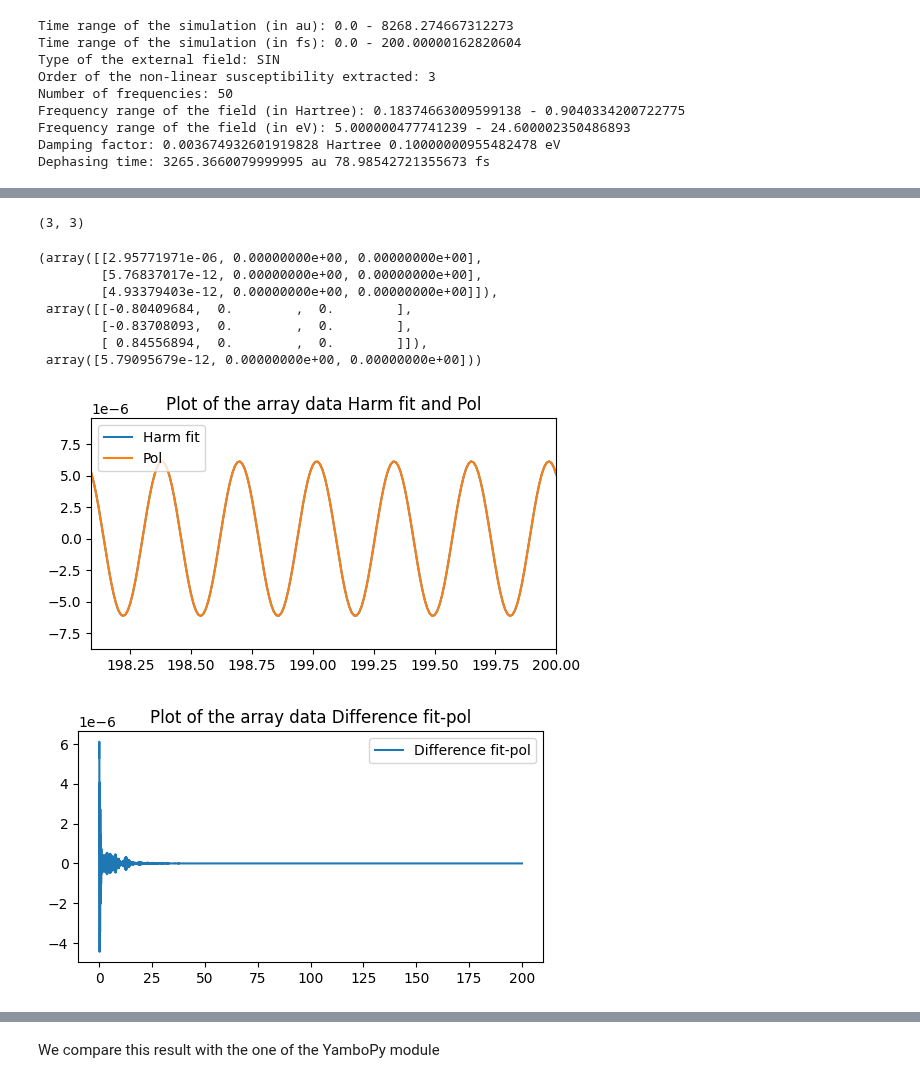
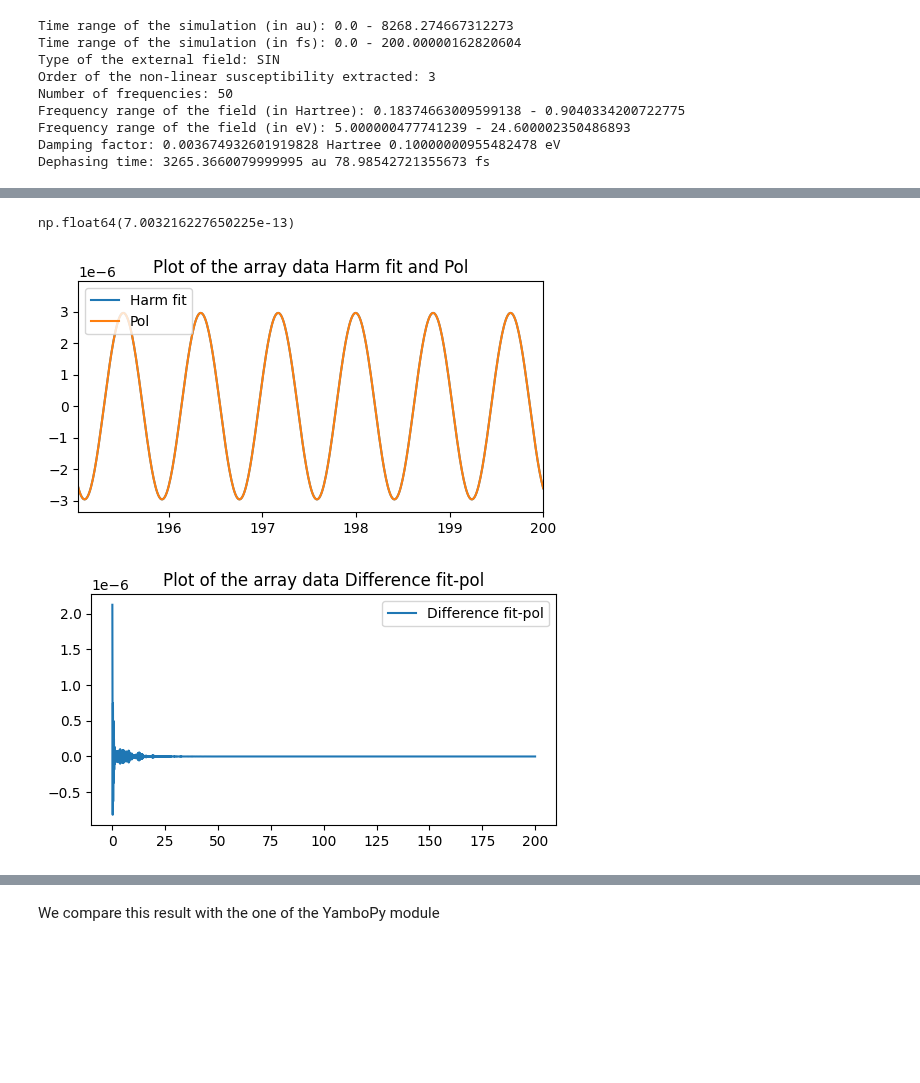
Before and after one commit to marcodalessandro76/MPPI, a Jupyter notebook: sphinx_source/tutorials/Analysis_Optics.ipynb, the cells around one changed output, grey strips where cells are left out. Cells and saved outputs as stored; diff of their text form; code cells hidden in the pictures; blank space fills up the shorter version.

```diff
--- a/sphinx_source/tutorials/Analysis_Optics.ipynb
+++ b/sphinx_source/tutorials/Analysis_Optics.ipynb
@@ -142,21 +85,10 @@ U.Plot_Array(nl.time,nl.pol[0,0,:],xlim=(100,500),figsize=(8,3))
-# %%
-A,phi,B0,res = nl.perform_harmonic_analysis(0)
-A.shape
-# %% [output]
-(3, 3)
-# %%
-A,phi,B0
-# %% [output]
-(array([[2.95771971e-06, 0.00000000e+00, 0.00000000e+00],
-        [5.76837017e-12, 0.00000000e+00, 0.00000000e+00],
-        [4.93379403e-12, 0.00000000e+00, 0.00000000e+00]]),
- array([[-0.80409684,  0.        ,  0.        ],
-        [-0.83708093,  0.        ,  0.        ],
-        [ 0.84556894,  0.        ,  0.        ]]),
- array([5.79095679e-12, 0.00000000e+00, 0.00000000e+00]))
-# %%
-nl.check_harmonic_reliability(plot_ifreq=20)
-# %% [output]
-[figure, removed]
-[figure, removed]
+# %%
+results_xyz[0][1]
+# %% [output]
+np.float64(7.003216227650225e-13)
+# %%
+nl.check_harmonic_reliability(plot_ifreq=0)
+# %% [output]
+[figure, added]
+[figure, added]
 # %%
```
Also changed, not shown: parts of 32 cells of this notebook, 4 other files.
